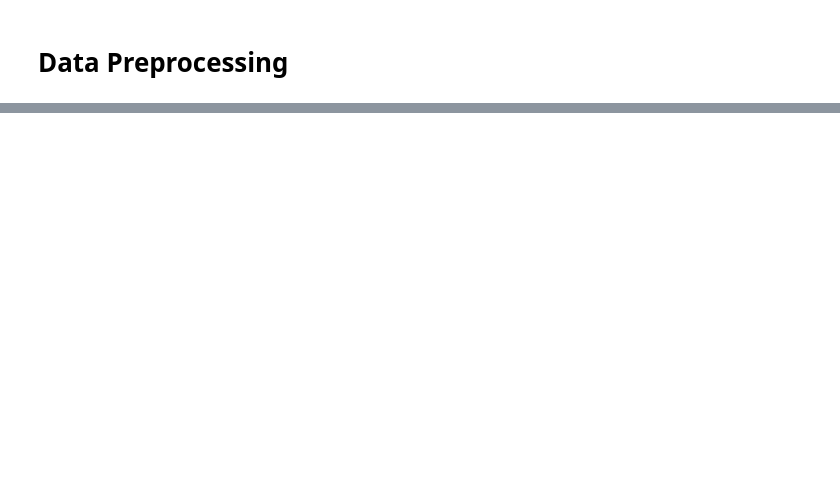
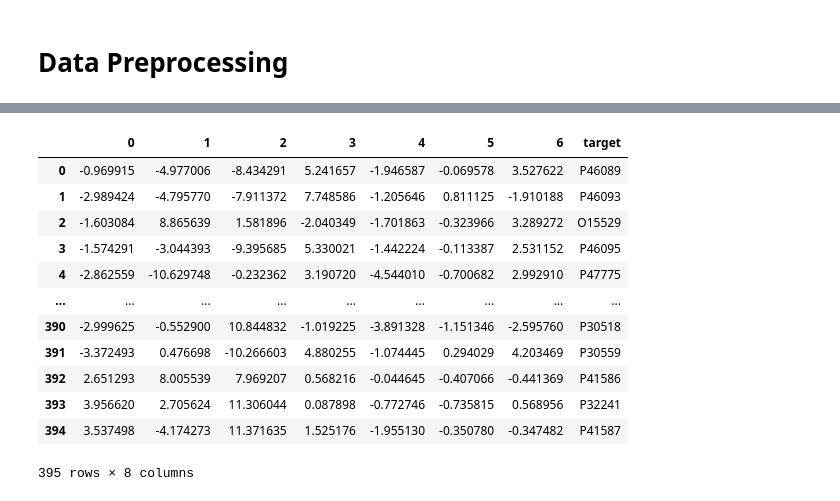
Before and after one commit to gleeeee0788/MSDS2025, a Jupyter notebook: DMW1/DMW1_Project.ipynb, the cells around one changed output, grey strips where cells are left out. Saved outputs shown, nothing was run; the diff lists cells and outputs as text; code cells hidden in the pictures; blank space fills up the shorter version.

```diff
--- a/DMW1/DMW1_Project.ipynb
+++ b/DMW1/DMW1_Project.ipynb
@@ -252,0 +363,18 @@ visualize_proteins(uniprot_ids, output_dirs)
+# %%
+pca_df = pd.DataFrame(pca_result)
+pca_df["target"] = final_coord_df.protein
+pca_df
+# %% [output]
+|  | 0 | 1 | 2 | 3 | 4 | 5 | 6 | target |
+| 0 | -0.969915 | -4.977006 | -8.434291 | 5.241657 | -1.946587 | -0.069578 | 3.527622 | P46089 |
+| 1 | -2.989424 | -4.795770 | -7.911372 | 7.748586 | -1.205646 | 0.811125 | -1.910188 | P46093 |
+| 2 | -1.603084 | 8.865639 | 1.581896 | -2.040349 | -1.701863 | -0.323966 | 3.289272 | O15529 |
+| 3 | -1.574291 | -3.044393 | -9.395685 | 5.330021 | -1.442224 | -0.113387 | 2.531152 | P46095 |
+| 4 | -2.862559 | -10.629748 | -0.232362 | 3.190720 | -4.544010 | -0.700682 | 2.992910 | P47775 |
+| ... | ... | ... | ... | ... | ... | ... | ... | ... |
+| 390 | -2.999625 | -0.552900 | 10.844832 | -1.019225 | -3.891328 | -1.151346 | -2.595760 | P30518 |
+| 391 | -3.372493 | 0.476698 | -10.266603 | 4.880255 | -1.074445 | 0.294029 | 4.203469 | P30559 |
+| 392 | 2.651293 | 8.005539 | 7.969207 | 0.568216 | -0.044645 | -0.407066 | -0.441369 | P41586 |
+| 393 | 3.956620 | 2.705624 | 11.306044 | 0.087898 | -0.772746 | -0.735815 | 0.568956 | P32241 |
+| 394 | 3.537498 | -4.174273 | 11.371635 | 1.525176 | -1.955130 | -0.350780 | -0.347482 | P41587 |
+395 rows × 8 columns
```
Also changed, not shown: parts of 13 cells of this notebook.
